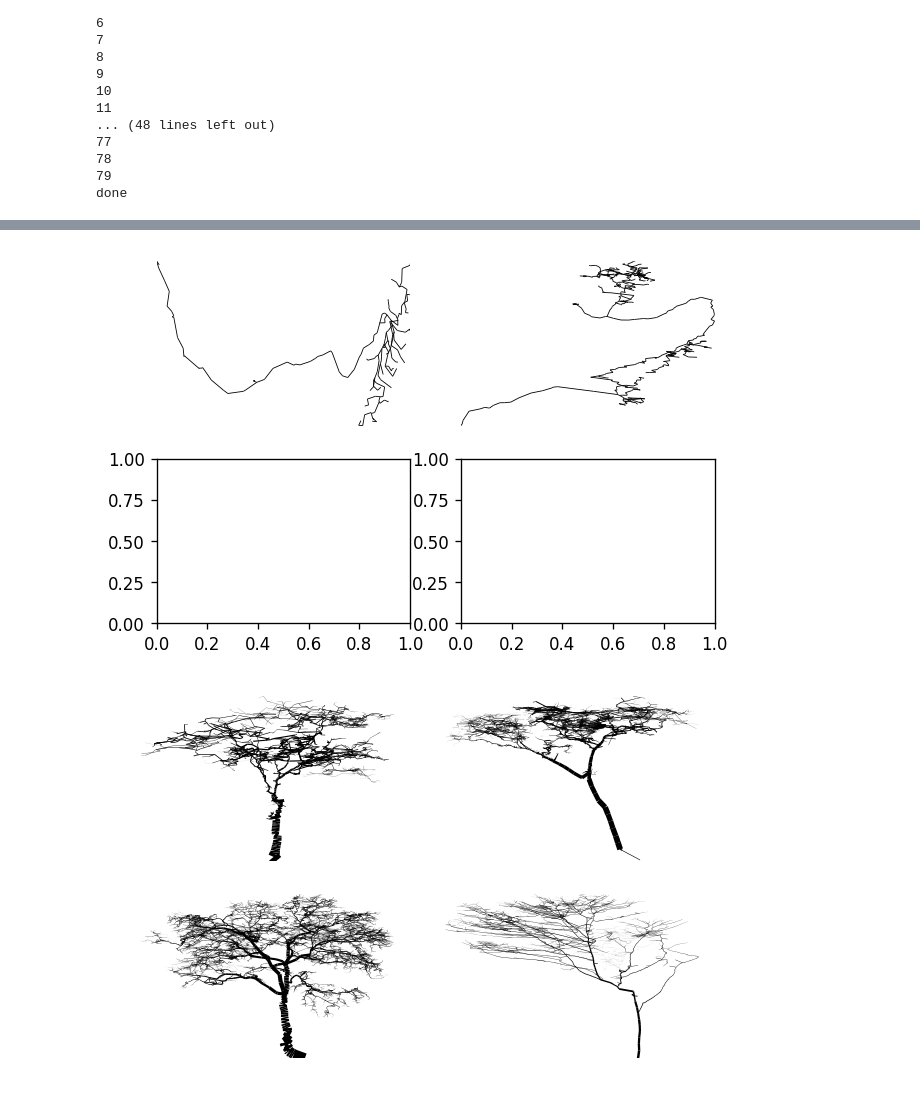
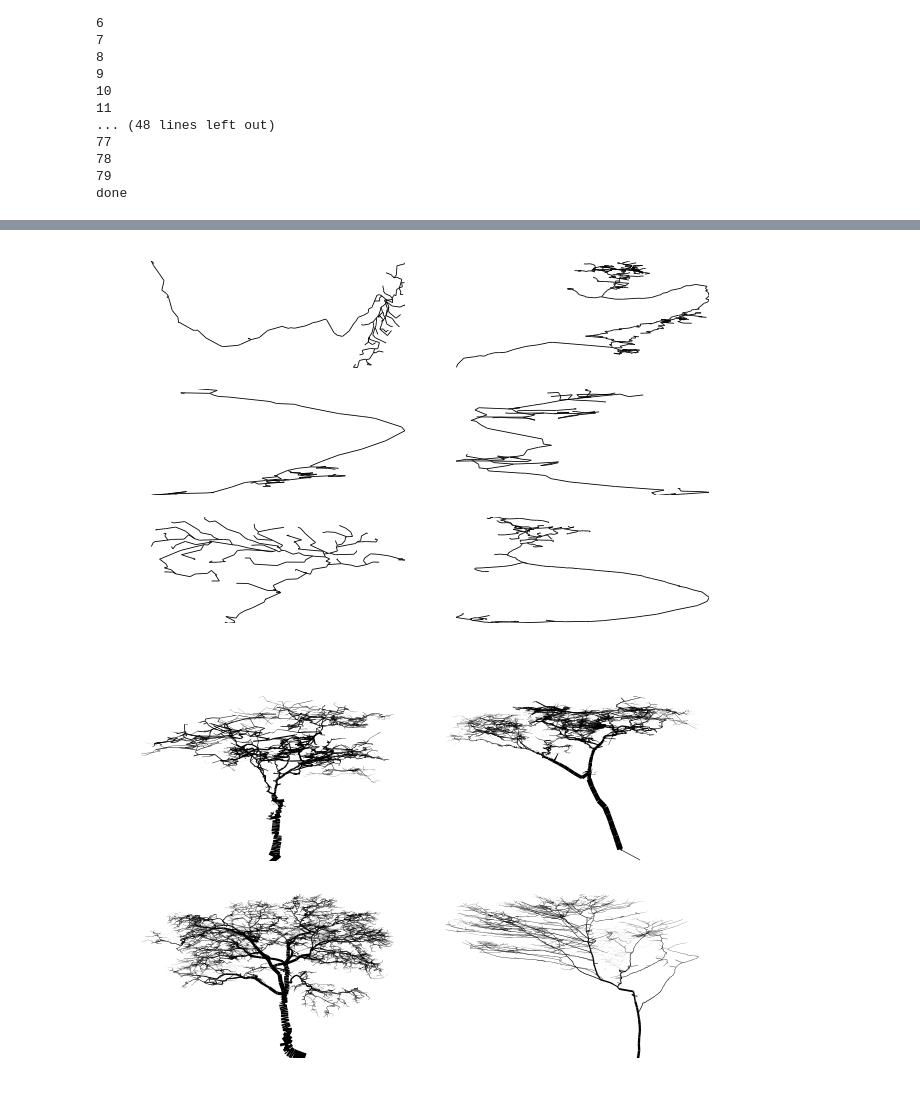
Before and after one commit to BonsaiNet/Actual-Tree, a Jupyter notebook: branchFeatures.ipynb, the cells around one changed output, grey strips where cells are left out. Saved outputs shown, nothing was run; the diff lists cells and outputs as text; code cells hidden in the pictures.

```diff
--- a/branchFeatures.ipynb
+++ b/branchFeatures.ipynb
@@ -83,6 +85,16 @@ Mean of empty slice.
 78
 79
 done
+# %%
+import pickle
+# pickle.dump(treeBranchMasterG, open('treeBranchMasterG','wb') )
+# pickle.dump(treeBranchMasterH, open('treeBranchMasterH','wb') )
+pickle.dump(treeBranchMasterU, open('treeBranchMasterU','wb') )
+# pickle.dump(treeBranchMasterW, open('treeBranchMasterW','wb') )
+treeBranchMasterG = pickle.load(open('treeBranchMasterG','rb'))
+treeBranchMasterH = pickle.load(open('treeBranchMasterH','rb'))
+treeBranchMasterU = pickle.load(open('treeBranchMasterU','rb'))
+treeBranchMasterW = pickle.load(open('treeBranchMasterW','rb'))
 # %%
 def getFeature(feature, arr) :
     featureArray = [0] * len(arr)
@@ -140,17 +140,0 @@ array([[ 18.,  63., 206.],
-# %%
-feature = 27
-featureG = getFeature(feature,treeBranchMasterG)
-featureH = getFeature(feature,treeBranchMasterH)
-featureW = getFeature(feature,treeBranchMasterW)
-meanG = [0] * len(featureG)
-meanH = [0] * len(featureH)
-meanW = [0] * len(featureW)
-for i in range(0,20):
-    meanG[i] = s.mean(featureG[i])
-    meanH[i] = s.mean(featureH[i])
-    meanW[i] = s.mean(featureW[i])
-plt.hist(meanG,normed=True,bins=10,alpha=0.25,range=(1.2,1.5), color='r')
-# plt.show()
-plt.hist(meanH,normed=True,bins=10,alpha=0.25,range=(1.2,1.5), color='b')
-# plt.show()
-plt.hist(meanW,normed=True,bins=10,alpha=0.25,range=(1.2,1.5), color='g')
@@ -183,13 +210,18 @@ for i in range(0,len(indD)) :
         swcP[counter] = neurons['swc'][indD[i]]
         counter += 1
 # %%
-f,g = 2,2
+f,g = 3,2
 fig, axis = plt.subplots(f,g)
 fig.dpi=120
-McNeuron.visualize.plot_2D(swcO[2346], pass_ax=True, ax=axis[0,0], line_width=McNeuron.Neuron(swcO[2346]).diameter)
-McNeuron.visualize.plot_2D(swcP[3457], pass_ax=True, ax=axis[0,1], line_width=McNeuron.Neuron(swcP[3457]).diameter)
+ind = [2346, 5467, 3765, 3457, 5863, 4795]
+McNeuron.visualize.plot_2D(swcO[ind[0]], pass_ax=True, ax=axis[0,0], line_width=McNeuron.Neuron(swcO[ind[0]]).diameter)
+McNeuron.visualize.plot_2D(swcO[ind[1]], pass_ax=True, ax=axis[1,0], line_width=McNeuron.Neuron(swcO[ind[1]]).diameter)
+McNeuron.visualize.plot_2D(swcO[ind[2]], pass_ax=True, ax=axis[2,0], line_width=McNeuron.Neuron(swcO[ind[2]]).diameter)
+McNeuron.visualize.plot_2D(swcP[ind[3]], pass_ax=True, ax=axis[0,1], line_width=McNeuron.Neuron(swcP[ind[3]]).diameter)
+McNeuron.visualize.plot_2D(swcP[ind[4]], pass_ax=True, ax=axis[1,1], line_width=McNeuron.Neuron(swcP[ind[4]]).diameter)
+McNeuron.visualize.plot_2D(swcP[ind[5]], pass_ax=True, ax=axis[2,1], line_width=McNeuron.Neuron(swcP[ind[5]]).diameter)
 # %% [output]
-[figure, old version]
+[figure, new version]
 # %%
 f,g = 2,2
 fig, axis = plt.subplots(f,g)
```
Also changed, not shown: parts of 15 cells of this notebook, 5 other files.
